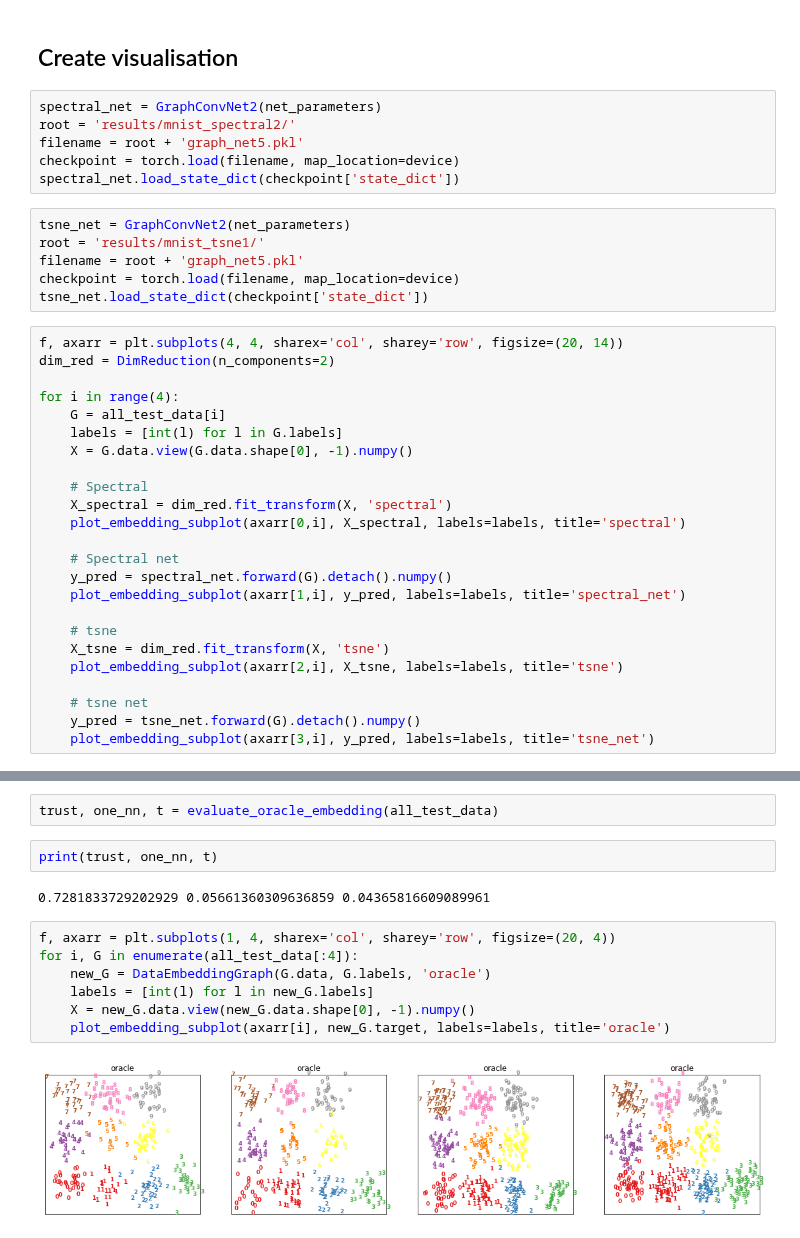
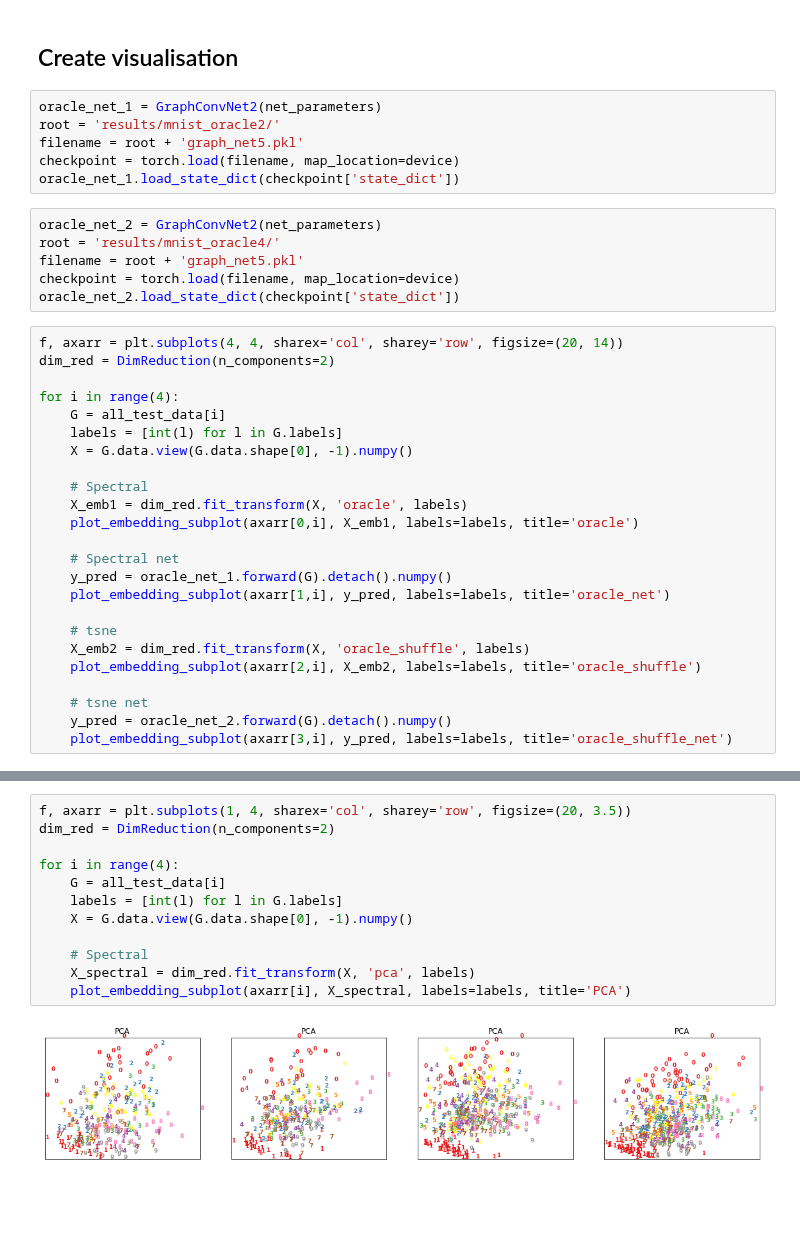
Before and after one commit to leowyy/fyp-graph-clustering, a Jupyter notebook: evaluation_test.ipynb, the cells around one changed output, grey strips where cells are left out. Saved outputs shown, nothing was run; the diff lists cells and outputs as text; blank space fills up the shorter version.

```diff
--- a/evaluation_test.ipynb
+++ b/evaluation_test.ipynb
@@ -180,17 +180,17 @@ Average time to compute (s) = 0.35555010100026263
 # %% [markdown]
 ## Create visualisation
 # %%
-spectral_net = GraphConvNet2(net_parameters)
-root = 'results/mnist_spectral2/'
+oracle_net_1 = GraphConvNet2(net_parameters)
+root = 'results/mnist_oracle2/'
 filename = root + 'graph_net5.pkl'
 checkpoint = torch.load(filename, map_location=device)
-spectral_net.load_state_dict(checkpoint['state_dict'])
+oracle_net_1.load_state_dict(checkpoint['state_dict'])
 # %%
-tsne_net = GraphConvNet2(net_parameters)
-root = 'results/mnist_tsne1/'
+oracle_net_2 = GraphConvNet2(net_parameters)
+root = 'results/mnist_oracle4/'
 filename = root + 'graph_net5.pkl'
 checkpoint = torch.load(filename, map_location=device)
-tsne_net.load_state_dict(checkpoint['state_dict'])
+oracle_net_2.load_state_dict(checkpoint['state_dict'])
 # %%
 f, axarr = plt.subplots(4, 4, sharex='col', sharey='row', figsize=(20, 14))
 dim_red = DimReduction(n_components=2)
@@ -201,18 +201,18 @@ for i in range(4):
     X = G.data.view(G.data.shape[0], -1).numpy()
 
     # Spectral
-    X_spectral = dim_red.fit_transform(X, 'spectral')
-    plot_embedding_subplot(axarr[0,i], X_spectral, labels=labels, title='spectral')
+    X_emb1 = dim_red.fit_transform(X, 'oracle', labels)
+    plot_embedding_subplot(axarr[0,i], X_emb1, labels=labels, title='oracle')
 
     # Spectral net
-    y_pred = spectral_net.forward(G).detach().numpy()
-    plot_embedding_subplot(axarr[1,i], y_pred, labels=labels, title='spectral_net')
+    y_pred = oracle_net_1.forward(G).detach().numpy()
+    plot_embedding_subplot(axarr[1,i], y_pred, labels=labels, title='oracle_net')
 
     # tsne
-    X_tsne = dim_red.fit_transform(X, 'tsne')
-    plot_embedding_subplot(axarr[2,i], X_tsne, labels=labels, title='tsne')
+    X_emb2 = dim_red.fit_transform(X, 'oracle_shuffle', labels)
+    plot_embedding_subplot(axarr[2,i], X_emb2, labels=labels, title='oracle_shuffle')
 
     # tsne net
-    y_pred = tsne_net.forward(G).detach().numpy()
-    plot_embedding_subplot(axarr[3,i], y_pred, labels=labels, title='tsne_net')
+    y_pred = oracle_net_2.forward(G).detach().numpy()
+    plot_embedding_subplot(axarr[3,i], y_pred, labels=labels, title='oracle_shuffle_net')
 # %% [output]
@@ -240,15 +220,14 @@ def evaluate_oracle_embedding(all_test_data):
-# %%
-trust, one_nn, t = evaluate_oracle_embedding(all_test_data)
-# %%
-print(trust, one_nn, t)
-# %% [output]
-0.7281833729202929 0.05661360309636859 0.04365816609089961
 # %%
-f, axarr = plt.subplots(1, 4, sharex='col', sharey='row', figsize=(20, 4))
-for i, G in enumerate(all_test_data[:4]):
-    new_G = DataEmbeddingGraph(G.data, G.labels, 'oracle')
-    labels = [int(l) for l in new_G.labels]
-    X = new_G.data.view(new_G.data.shape[0], -1).numpy()
-    plot_embedding_subplot(axarr[i], new_G.target, labels=labels, title='oracle')
+f, axarr = plt.subplots(1, 4, sharex='col', sharey='row', figsize=(20, 3.5))
+dim_red = DimReduction(n_components=2)
+
+for i in range(4):
+    G = all_test_data[i]
+    labels = [int(l) for l in G.labels]
+    X = G.data.view(G.data.shape[0], -1).numpy()
+
+    # Spectral
+    X_spectral = dim_red.fit_transform(X, 'pca', labels)
+    plot_embedding_subplot(axarr[i], X_spectral, labels=labels, title='PCA')
 # %% [output]
-[figure, old version]
+[figure, new version]
```
Also changed, not shown: parts of 2 cells of this notebook, 7 other files.
